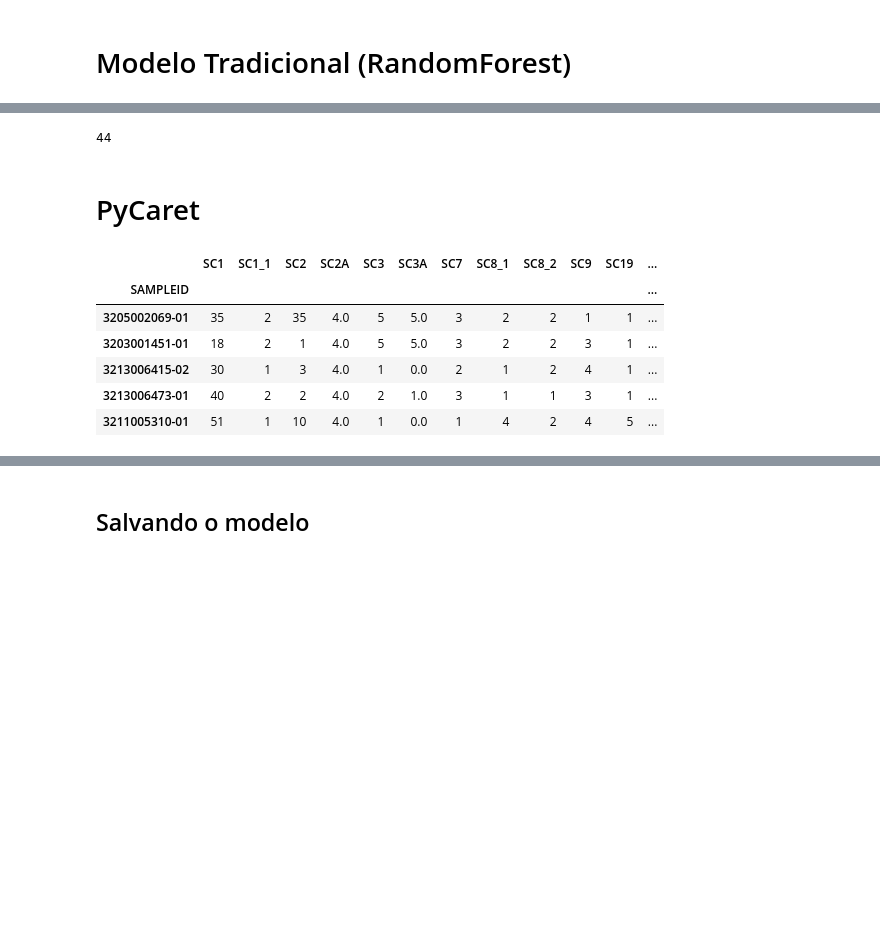
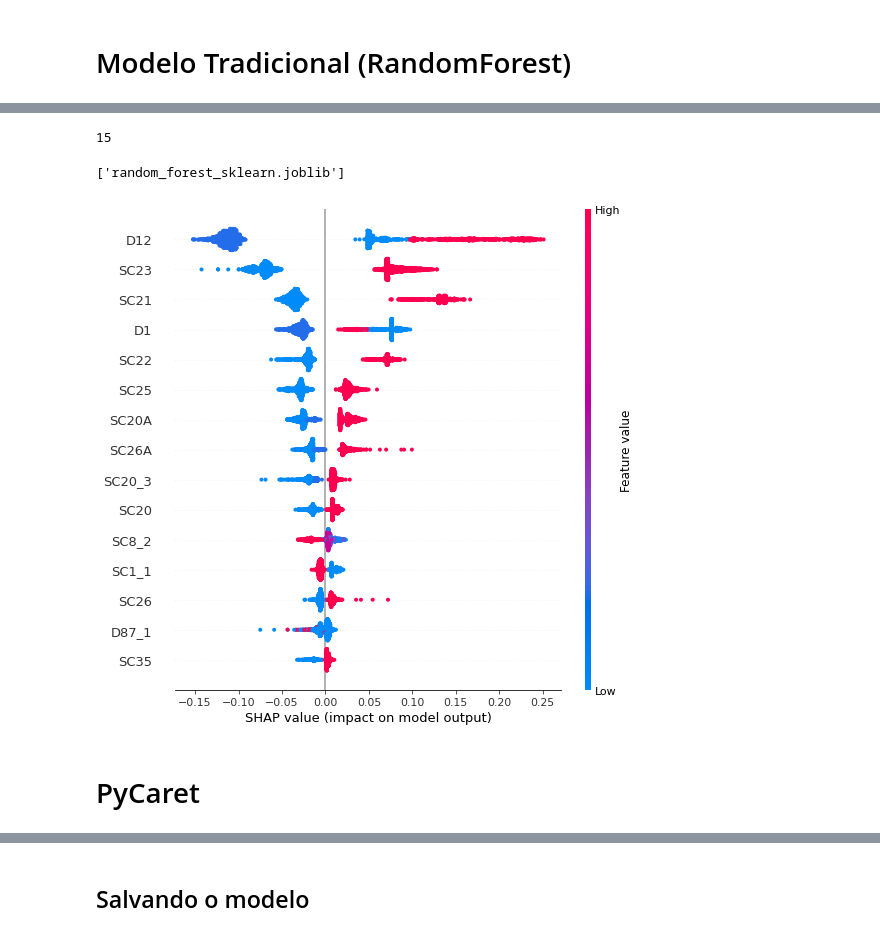
Before and after one commit to matheuss3/promental, a Jupyter notebook: notebooks/analise_exploratoria_v2.ipynb, the cells around one changed output, grey strips where cells are left out. Drawn from its saved outputs; the diff is of its cells as text; code cells hidden in the pictures; blank space fills up the shorter version.

```diff
--- a/notebooks/analise_exploratoria_v2.ipynb
+++ b/notebooks/analise_exploratoria_v2.ipynb
@@ -323,6 +323,15 @@ fig.show()
 [figure]
 # %% [markdown]
 D37G X D29D
+# %%
+top_15_variaveis = ["D12", "SC23", "SC21", "SC22", "D1", "SC25",
+                   "SC20A", "SC26A", "SC20", "SC8_2", "SC20_3",
+                    "SC26", "D87_1", "SC1_1", "SC35"]
+X = X[top_15_variaveis]
+# %%
+for column in X.columns:
+    if column != "D87_1":
+        X = X.astype({column: 'int64'})
 # %% [markdown]
 # Modelo Tradicional (RandomForest)
 # %%
@@ -348,4 +357,4 @@ import json
 json.dump(list(X_train.columns), open("../data/train_columns.json", 'w'),  indent=2)
 len(list(X_train.columns))
 # %% [output]
-44
+15
@@ -351,0 +363,4 @@ len(list(X_train.columns))
+# %%
+dump(model, 'random_forest_sklearn.joblib')
+# %% [output]
+['random_forest_sklearn.joblib']
@@ -351,0 +369,8 @@ len(list(X_train.columns))
+# %%
+explainer = shap.TreeExplainer(model)
+shap_values = explainer.shap_values(X)
+expected_value = explainer.expected_value
+# %%
+shap.summary_plot(shap_values[1], X)
+# %% [output]
+[figure, added]
@@ -354,12 +383,5 @@ len(list(X_train.columns))
 # %%
 from pycaret.classification import *
 # %%
-df_result.head()
+df_result_top_15  = df_result[top_15_variaveis + ["dsm_mddh"]]
+df_result_top_15.head()
-# %% [output]
-|  | SC1 | SC1_1 | SC2 | SC2A | SC3 | SC3A | SC7 | SC8_1 | SC8_2 | SC9 | SC19 | ... |
-| SAMPLEID |  |  |  |  |  |  |  |  |  |  |  | ... |
-| 3205002069-01 | 35 | 2 | 35 | 4.0 | 5 | 5.0 | 3 | 2 | 2 | 1 | 1 | ... |
-| 3203001451-01 | 18 | 2 | 1 | 4.0 | 5 | 5.0 | 3 | 2 | 2 | 3 | 1 | ... |
-| 3213006415-02 | 30 | 1 | 3 | 4.0 | 1 | 0.0 | 2 | 1 | 2 | 4 | 1 | ... |
-| 3213006473-01 | 40 | 2 | 2 | 4.0 | 2 | 1.0 | 3 | 1 | 1 | 3 | 1 | ... |
-| 3211005310-01 | 51 | 1 | 10 | 4.0 | 1 | 0.0 | 1 | 4 | 2 | 4 | 5 | ... |
```
Also changed, not shown: parts of 9 cells of this notebook, 13 other files.
